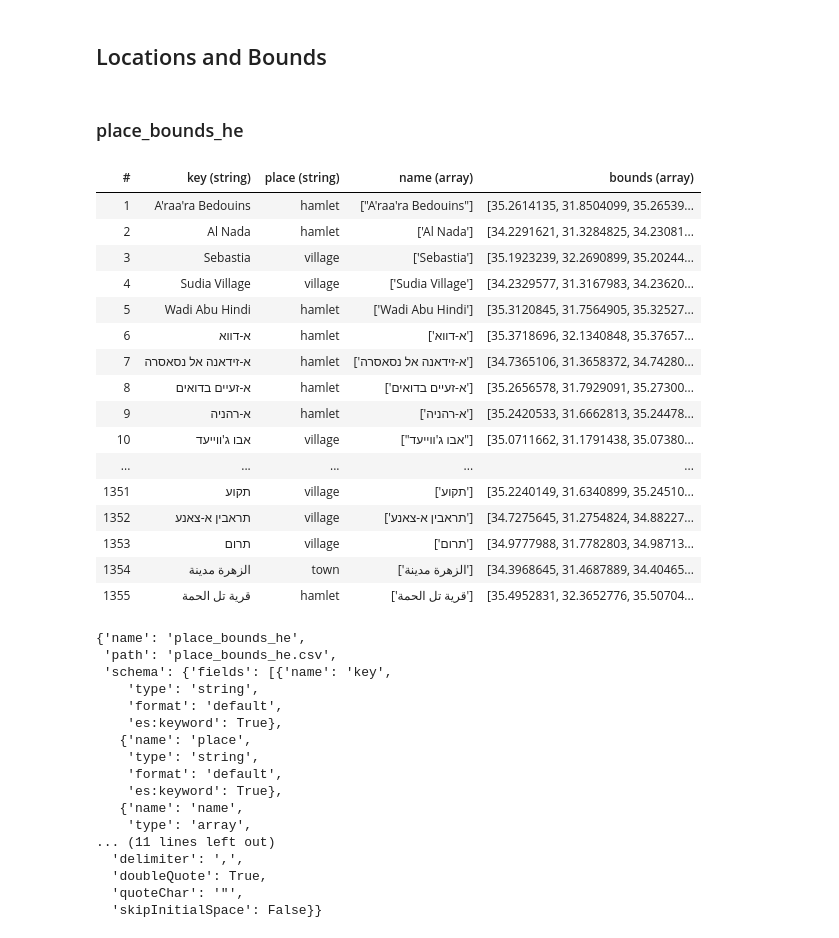
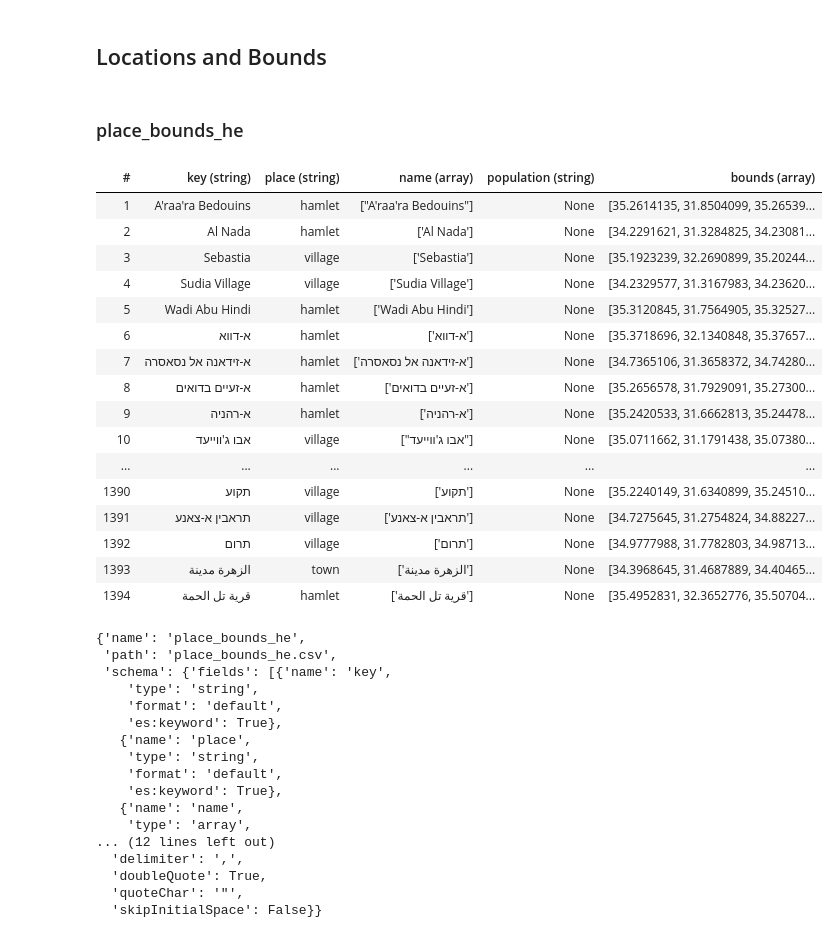
Before and after one commit to kolzchut/srm-etl, a Jupyter notebook: data-analysis/osm/OSM Query for Town Hebrew names and boundaries.ipynb, the cells around one changed output. Drawn from its saved outputs; the diff is of its cells as text; code cells hidden in the pictures.

Commit message:
Some fixes to place handling, breadcrumbs

```diff
--- a/data-analysis/osm/OSM Query for Town Hebrew names and boundaries.ipynb
+++ b/data-analysis/osm/OSM Query for Town Hebrew names and boundaries.ipynb
@@ -52,11 +52,12 @@ RANKS = dict(
 
 dp = DF.Flow(
     *sources,
-    DF.add_field('place', 'string', lambda r: r['properties'].get('place')),
-    DF.add_field('orig_name', 'string', lambda r: r['properties'].get('name')),
     DF.add_field('tags', 'string', lambda r: r['properties'].get('other_tags') or ''),
     lambda row: row['properties'].update(pghstore.loads(row['tags'])),
-    DF.filter_rows(lambda r: r['place'] in RANKS.keys()),
+    DF.add_field('place', 'string', lambda r: r['properties'].get('place')),
+    DF.add_field('population', 'string', lambda r: r['properties'].get('population')),
+    DF.add_field('orig_name', 'string', lambda r: r['properties'].get('name')),
+    DF.filter_rows(lambda r: r['place'] in RANKS.keys() or r['population'] is not None),
     DF.filter_rows(lambda r: r['geometry'] and r['geometry']['type'] == 'Point'),
     DF.add_field('name', 'string', lambda r: r['properties'].get('name:he') or r['orig_name']),
     DF.add_field('rank', 'integer', lambda r: RANKS.get(r['place'])),
@@ -123,54 +124,57 @@ def bounds(r):
 
 dp, _ = DF.Flow(
     *sources,
+    DF.add_field('tags', 'string', lambda r: r['properties'].get('other_tags') or ''),
+    lambda row: row['properties'].update(pghstore.loads(row['tags'])),
     DF.add_field('place', 'string', lambda r: r['properties'].get('place')),
-    DF.add_field('tags', 'string', lambda r: r['properties'].get('other_tags') or ''),
+    DF.add_field('boundary', 'string', lambda r: r['properties'].get('boundary')),
+    DF.add_field('population', 'string', lambda r: r['properties'].get('population')),
     DF.filter_rows(lambda r: r['place'] in RANKS.keys()),
     DF.filter_rows(lambda r: r['geometry'] and 'Polygon' in r['geometry']['type']),
-    lambda row: row['properties'].update(pghstore.loads(row['tags'])),
     DF.add_field('name', 'array', names),
     DF.filter_rows(lambda r: r['name'] is not None),
     DF.add_field('key', 'string', lambda r: '_'.join(r['name'])),
     DF.concatenate(
-        dict((k, []) for k in ['place', 'name', 'key', 'geometry']),
+        dict((k, []) for k in ['place', 'name', 'key', 'geometry', 'population']),
     ),
     DF.join_with_self('concat', ['key'], dict(
         place=None,
+        population=None,
         name=None,
         key=None,
         geometry=dict(aggregate='array')
     )),
     DF.add_field('bounds', 'array', bounds),
-    DF.select_fields(['key', 'place', 'name', 'bounds']),
+    DF.select_fields(['key', 'place', 'name', 'population', 'bounds']),
     DF.update_resource(-1, name='place_bounds_he', path='place_bounds_he.csv'),
     DF.set_type('bounds', **{'es:index': False, 'es:itemType': 'number'}),
     DF.set_type('place', **{'es:keyword': True}),
     DF.set_type('name', **{'es:itemType': 'string'}),
     DF.set_type('key', **{'es:keyword': True}),
     DF.set_primary_key(['key']),
     DF.dump_to_zip('data/place_bounds_he.zip'),
     DF.printer(tablefmt='html')
 ).process()
 dp.resources[0].descriptor
 # %% [output]
 place_bounds_he
-| # | key (string) | place (string) | name (array) | bounds (array) |
-| 1 | A'raa'ra Bedouins | hamlet | ["A'raa'ra Bedouins"] | [35.2614135, 31.8504099, 35.26539... |
-| 2 | Al Nada | hamlet | ['Al Nada'] | [34.2291621, 31.3284825, 34.23081... |
-| 3 | Sebastia | village | ['Sebastia'] | [35.1923239, 32.2690899, 35.20244... |
-| 4 | Sudia Village | village | ['Sudia Village'] | [34.2329577, 31.3167983, 34.23620... |
-| 5 | Wadi Abu Hindi | hamlet | ['Wadi Abu Hindi'] | [35.3120845, 31.7564905, 35.32527... |
-| 6 | א-דווא | hamlet | ['א-דווא'] | [35.3718696, 32.1340848, 35.37657... |
-| 7 | א-זידאנה אל נסאסרה | hamlet | ['א-זידאנה אל נסאסרה'] | [34.7365106, 31.3658372, 34.74280... |
-| 8 | א-זעיים בדואים | hamlet | ['א-זעיים בדואים'] | [35.2656578, 31.7929091, 35.27300... |
-| 9 | א-רהניה | hamlet | ['א-רהניה'] | [35.2420533, 31.6662813, 35.24478... |
-| 10 | אבו ג'ווייעד | village | ["אבו ג'ווייעד"] | [35.0711662, 31.1791438, 35.07380... |
-| ... | ... | ... | ... | ... |
-| 1351 | תקוע | village | ['תקוע'] | [35.2240149, 31.6340899, 35.24510... |
-| 1352 | תראבין א-צאנע | village | ['תראבין א-צאנע'] | [34.7275645, 31.2754824, 34.88227... |
-| 1353 | תרום | village | ['תרום'] | [34.9777988, 31.7782803, 34.98713... |
-| 1354 | الزهرة مدينة | town | ['الزهرة مدينة'] | [34.3968645, 31.4687889, 34.40465... |
-| 1355 | قرية تل الحمة | hamlet | ['قرية تل الحمة'] | [35.4952831, 32.3652776, 35.50704... |
+| # | key (string) | place (string) | name (array) | population (string) | bounds (array) |
+| 1 | A'raa'ra Bedouins | hamlet | ["A'raa'ra Bedouins"] | None | [35.2614135, 31.8504099, 35.26539... |
+| 2 | Al Nada | hamlet | ['Al Nada'] | None | [34.2291621, 31.3284825, 34.23081... |
+| 3 | Sebastia | village | ['Sebastia'] | None | [35.1923239, 32.2690899, 35.20244... |
+| 4 | Sudia Village | village | ['Sudia Village'] | None | [34.2329577, 31.3167983, 34.23620... |
+| 5 | Wadi Abu Hindi | hamlet | ['Wadi Abu Hindi'] | None | [35.3120845, 31.7564905, 35.32527... |
+| 6 | א-דווא | hamlet | ['א-דווא'] | None | [35.3718696, 32.1340848, 35.37657... |
+| 7 | א-זידאנה אל נסאסרה | hamlet | ['א-זידאנה אל נסאסרה'] | None | [34.7365106, 31.3658372, 34.74280... |
+| 8 | א-זעיים בדואים | hamlet | ['א-זעיים בדואים'] | None | [35.2656578, 31.7929091, 35.27300... |
+| 9 | א-רהניה | hamlet | ['א-רהניה'] | None | [35.2420533, 31.6662813, 35.24478... |
+| 10 | אבו ג'ווייעד | village | ["אבו ג'ווייעד"] | None | [35.0711662, 31.1791438, 35.07380... |
+| ... | ... | ... | ... | ... | ... |
+| 1390 | תקוע | village | ['תקוע'] | None | [35.2240149, 31.6340899, 35.24510... |
+| 1391 | תראבין א-צאנע | village | ['תראבין א-צאנע'] | None | [34.7275645, 31.2754824, 34.88227... |
+| 1392 | תרום | village | ['תרום'] | None | [34.9777988, 31.7782803, 34.98713... |
+| 1393 | الزهرة مدينة | town | ['الزهرة مدينة'] | None | [34.3968645, 31.4687889, 34.40465... |
+| 1394 | قرية تل الحمة | hamlet | ['قرية تل الحمة'] | None | [35.4952831, 32.3652776, 35.50704... |
 {'name': 'place_bounds_he',
  'path': 'place_bounds_he.csv',
  'schema': {'fields': [{'name': 'key',
@@ -183,7 +187,7 @@ place_bounds_he
     'es:keyword': True},
    {'name': 'name',
     'type': 'array',
-... (11 lines left out)
+... (12 lines left out)
   'delimiter': ',',
   'doubleQuote': True,
   'quoteChar': '"',
```
Also changed, not shown: parts of 3 cells of this notebook, 1 other file.
